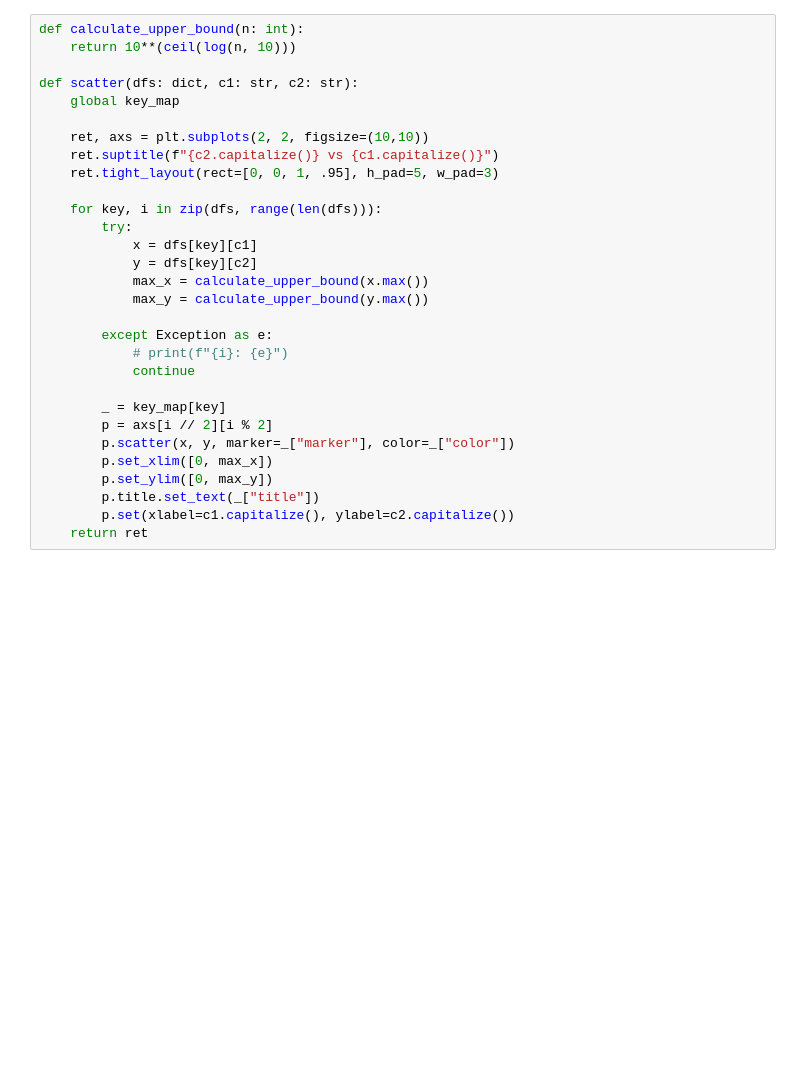
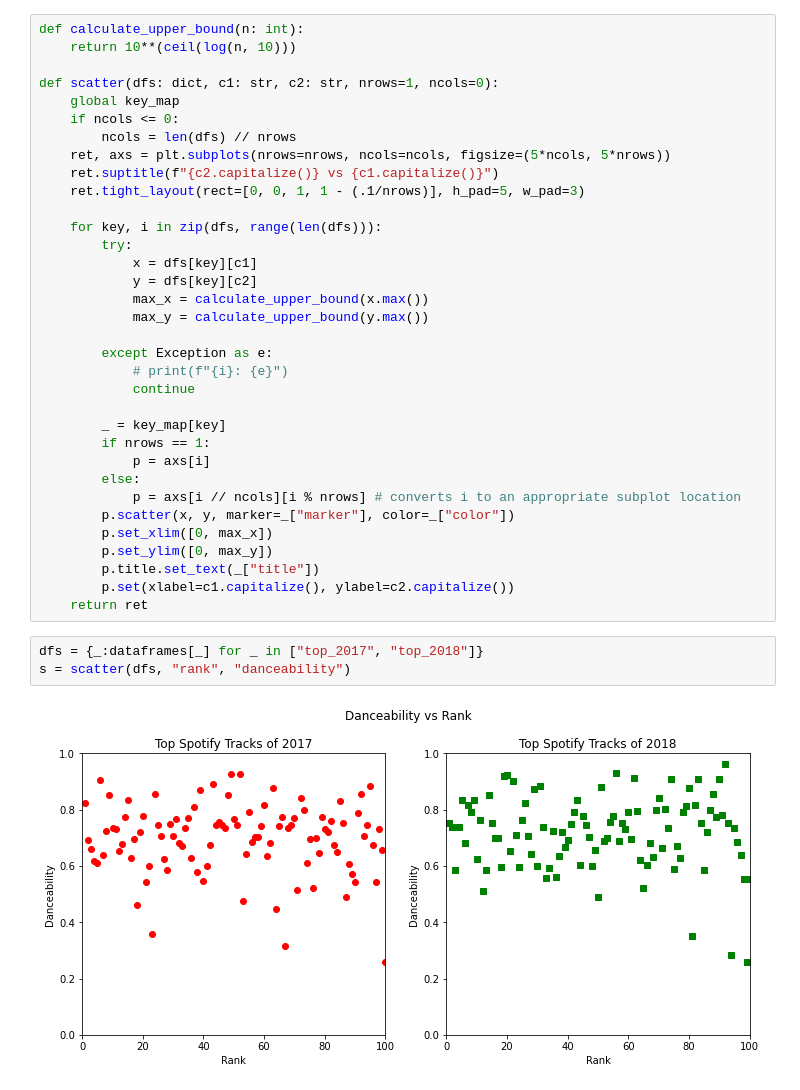
Before and after one commit to christophersarmiento/spotify-analysis, a Jupyter notebook: src/analysis.ipynb, the cells around one changed output. Drawn from its saved outputs; the diff is of its cells as text; blank space fills up the shorter version.

```diff
--- a/src/analysis.ipynb
+++ b/src/analysis.ipynb
@@ -70,12 +72,13 @@ for _ in ["top_2019", "top_2010_2019"]:
 def calculate_upper_bound(n: int):
     return 10**(ceil(log(n, 10)))
 
-def scatter(dfs: dict, c1: str, c2: str):
+def scatter(dfs: dict, c1: str, c2: str, nrows=1, ncols=0):
     global key_map
-
-    ret, axs = plt.subplots(2, 2, figsize=(10,10))
+    if ncols <= 0:
+        ncols = len(dfs) // nrows
+    ret, axs = plt.subplots(nrows=nrows, ncols=ncols, figsize=(5*ncols, 5*nrows))
     ret.suptitle(f"{c2.capitalize()} vs {c1.capitalize()}")
-    ret.tight_layout(rect=[0, 0, 1, .95], h_pad=5, w_pad=3)
+    ret.tight_layout(rect=[0, 0, 1, 1 - (.1/nrows)], h_pad=5, w_pad=3)
 
     for key, i in zip(dfs, range(len(dfs))):
         try:
@@ -89,10 +92,18 @@ def scatter(dfs: dict, c1: str, c2: str):
             continue
 
         _ = key_map[key]
-        p = axs[i // 2][i % 2]
+        if nrows == 1:
+            p = axs[i]
+        else:
+            p = axs[i // ncols][i % nrows] # converts i to an appropriate subplot location
         p.scatter(x, y, marker=_["marker"], color=_["color"])
         p.set_xlim([0, max_x])
         p.set_ylim([0, max_y])
         p.title.set_text(_["title"])
         p.set(xlabel=c1.capitalize(), ylabel=c2.capitalize())
     return ret
+# %%
+dfs = {_:dataframes[_] for _ in ["top_2017", "top_2018"]}
+s = scatter(dfs, "rank", "danceability")
+# %% [output]
+[figure, added]
```
Also changed, not shown: parts of 4 cells of this notebook.
